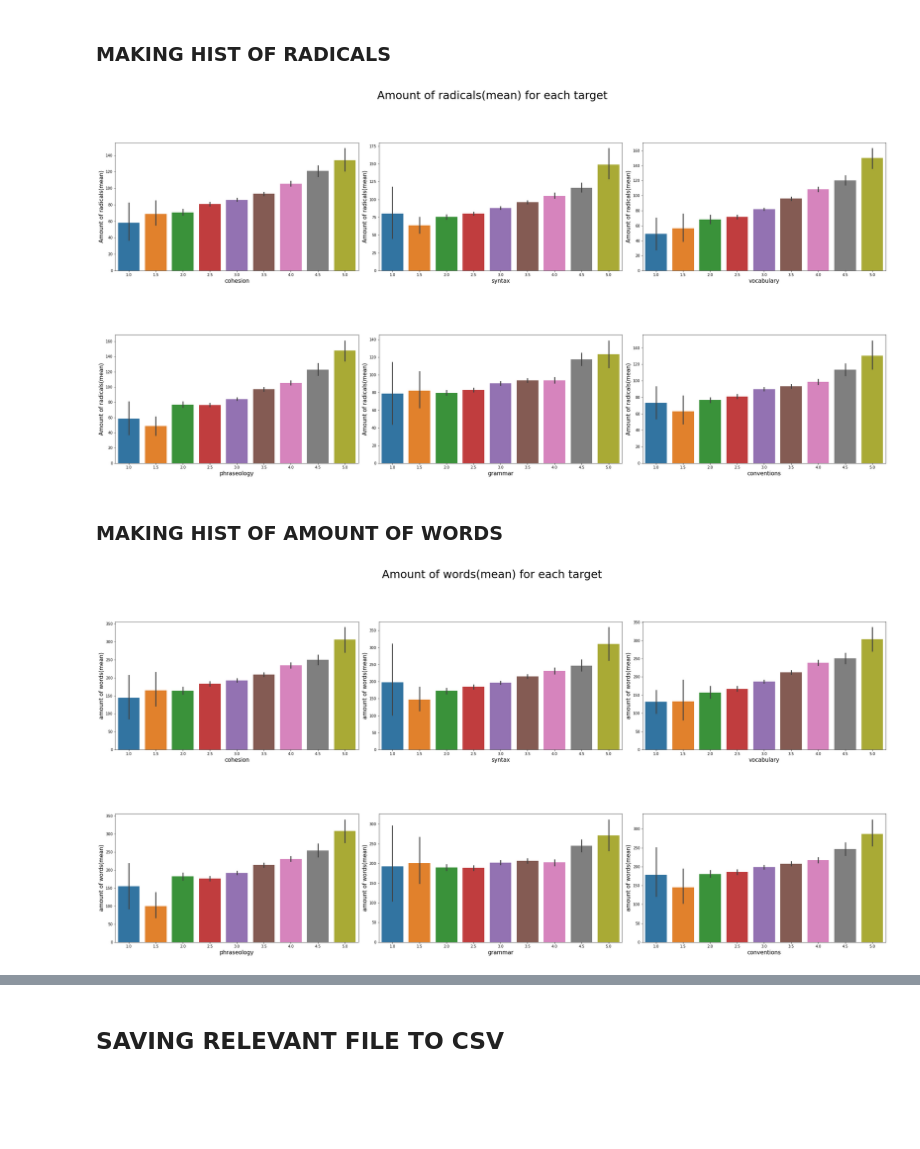
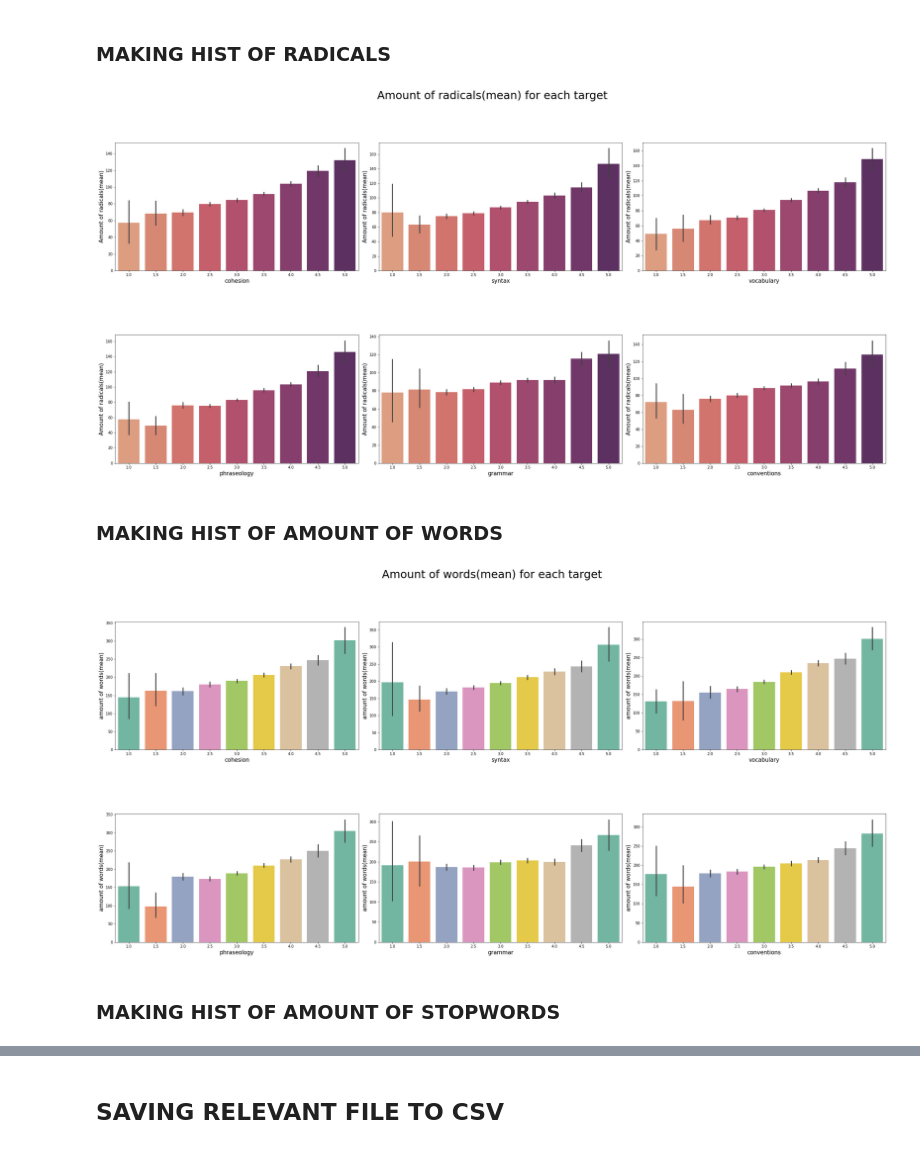
Before and after one commit to leofrio/English-Proficiency-Repository, a Jupyter notebook: doingit.ipynb, the cells around one changed output, grey strips where cells are left out. Cells and saved outputs as stored; diff of their text form; code cells hidden in the pictures; blank space fills up the shorter version.

Commit message:
adding stopwords counter&palletes

```diff
--- a/doingit.ipynb
+++ b/doingit.ipynb
@@ -268,6 +296,6 @@ df_relevant """
 # %% [markdown]
 ### ADDING HOW MANY ORTOGRAPHY ERRORS
 # %%
-""" df_relevant["ort_mistakes"]=[mistakeCounter(essay) for essay in df_train["full_text"]]
-df_relevant      """
+df_relevant["ort_mistakes"]=[mistakeCounter(essay) for essay in df_train["full_text"]]
+df_relevant
 # %% [output]
@@ -275,6 +315,6 @@ df_relevant      """
 # %% [markdown]
 ### GETTING RADICALS
 # %%
-""" df_relevant["amt_radicals"]=[amountRadicals(essay) for essay in df_train["full_text"]]
-df_relevant """
+df_relevant["amt_radicals"]=[amountRadicals(essay) for essay in df_train["full_text"]]
+df_relevant
 # %% [output]
@@ -281,0 +336,3 @@ df_relevant """
+# %%
+df_relevant["amt_stopwords"]=[stop_words_counter(essay) for essay in df_train["full_text"]]
+df_relevant
@@ -416,32 +489,34 @@ target_names=list(y)
 for i in range(dimX):
     for j in range(dimY) :
         oneDIndex=(i*dimY)+j
-        graph=sns.barplot(data=df_relevant,x=target_names[oneDIndex],y="amt_radicals",ax=ax[i,j])
+        graph=sns.barplot(data=df_relevant,x=target_names[oneDIndex],y="amt_radicals",palette="flare",ax=ax[i,j])
         ax[i,j].set_xlabel(target_names[oneDIndex],size=15)
         ax[i,j].set_ylabel("Amount of radicals(mean)",size=15)
 fig.align_labels()
 fig.tight_layout()
 fig.subplots_adjust(top=0.85,hspace=0.5)
 # %% [output]
-[figure, old version]
+[figure, new version]
 # %% [markdown]
 ### MAKING HIST OF AMOUNT OF WORDS
 # %%
 fig,ax =plt.subplots(2,3)
 fig.suptitle("Amount of words(mean) for each target",fontsize=30)
 fig.set_figwidth(30)
 fig.set_figheight(15)
 dimX=ax.shape[0]
 dimY=ax.shape[1]
 target_names=list(y)
 for i in range(dimX):
     for j in range(dimY) :
         oneDIndex=(i*dimY)+j
-        graph=sns.barplot(data=df_relevant,x=target_names[oneDIndex],y="n_of_words",ax=ax[i,j])
+        graph=sns.barplot(data=df_relevant,x=target_names[oneDIndex],y="n_of_words",palette="Set2",ax=ax[i,j])
         ax[i,j].set_xlabel(target_names[oneDIndex],size=15)
         ax[i,j].set_ylabel("amount of words(mean)",size=15)
 fig.align_labels()
 fig.tight_layout()
 fig.subplots_adjust(top=0.85,hspace=0.5)
 # %% [output]
-[figure, old version]
+[figure, new version]
+# %% [markdown]
+### MAKING HIST OF AMOUNT OF STOPWORDS
```
Also changed, not shown: parts of 19 cells of this notebook, 3 other files.
